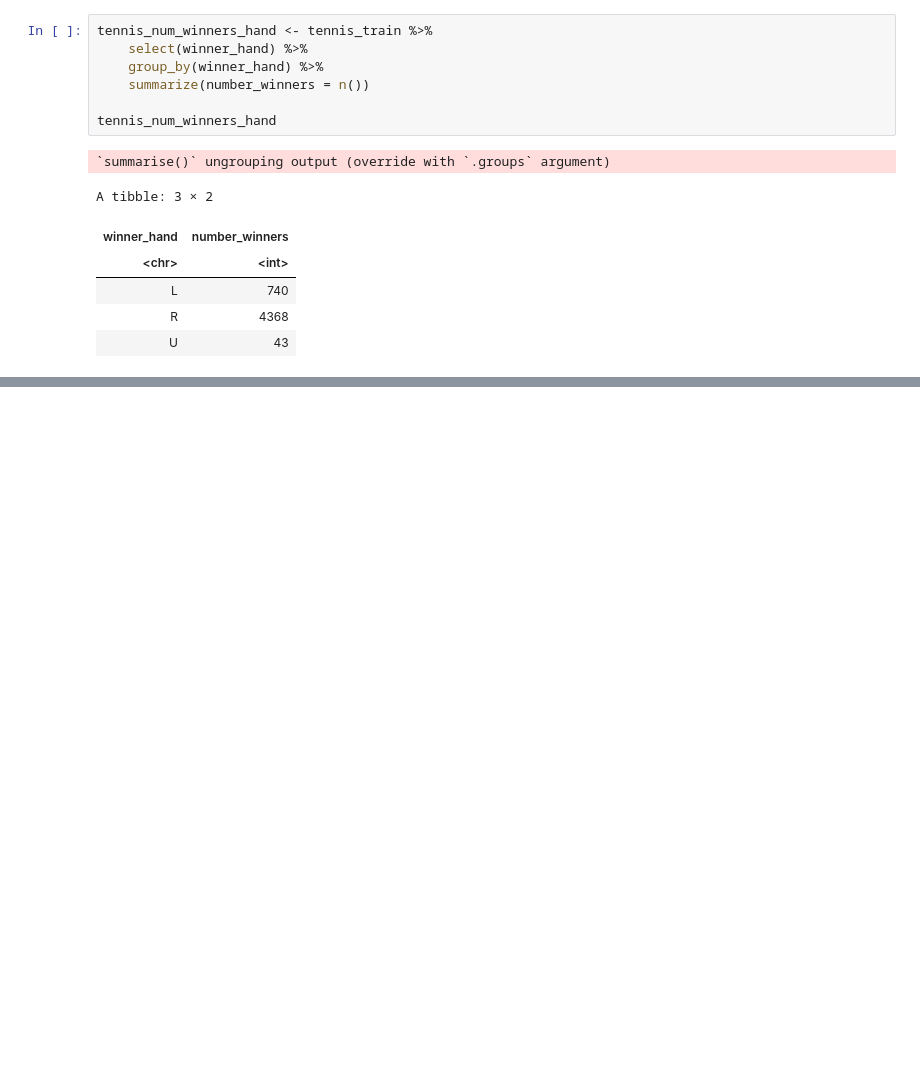
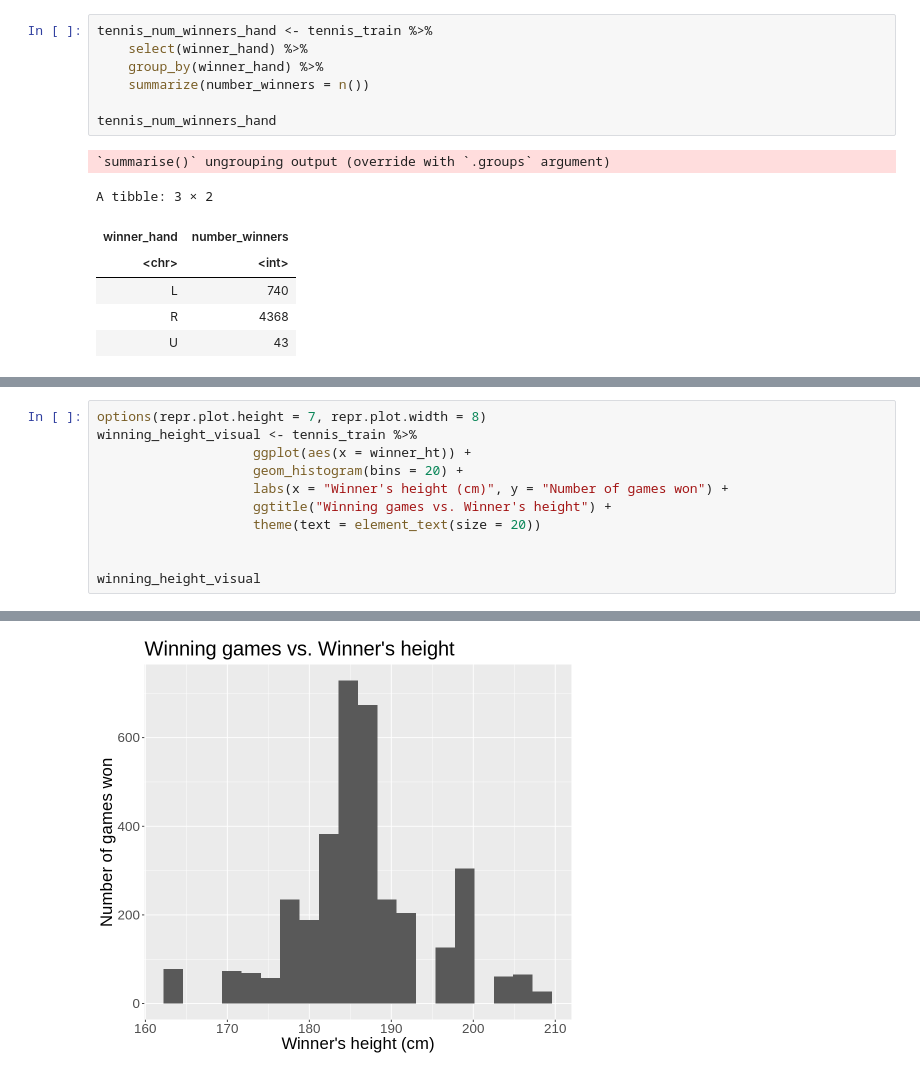
Before and after one commit to zhangLily2020/DSCI-100-Group-Project, a Jupyter notebook: proposal.ipynb, the cells around one changed output, grey strips where cells are left out. Saved outputs shown, nothing was run; the diff lists cells and outputs as text; blank space fills up the shorter version.

```diff
--- a/proposal.ipynb
+++ b/proposal.ipynb
@@ -121,0 +97,12 @@ A tibble: 3 × 2
+# %%
+options(repr.plot.height = 7, repr.plot.width = 8)
+winning_height_visual <- tennis_train %>%
+                    ggplot(aes(x = winner_ht)) +
+                    geom_histogram(bins = 20) +
+                    labs(x = "Winner's height (cm)", y = "Number of games won") +
+                    ggtitle("Winning games vs. Winner's height") +
+                    theme(text = element_text(size = 20))
+
+
+winning_height_visual
+# %% [output]
@@ -121,0 +111 @@ A tibble: 3 × 2
+[figure, added]
```
Also changed, not shown: parts of 6 cells of this notebook.
